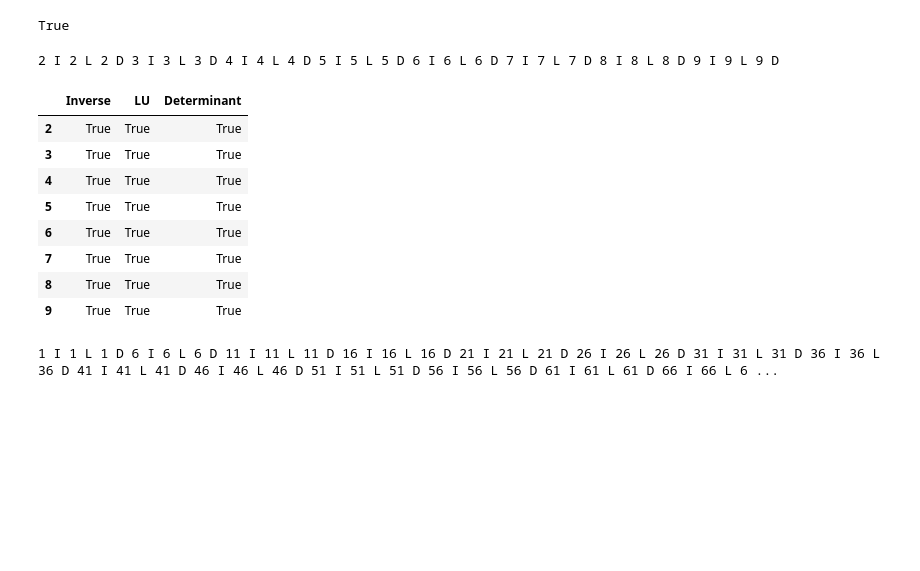
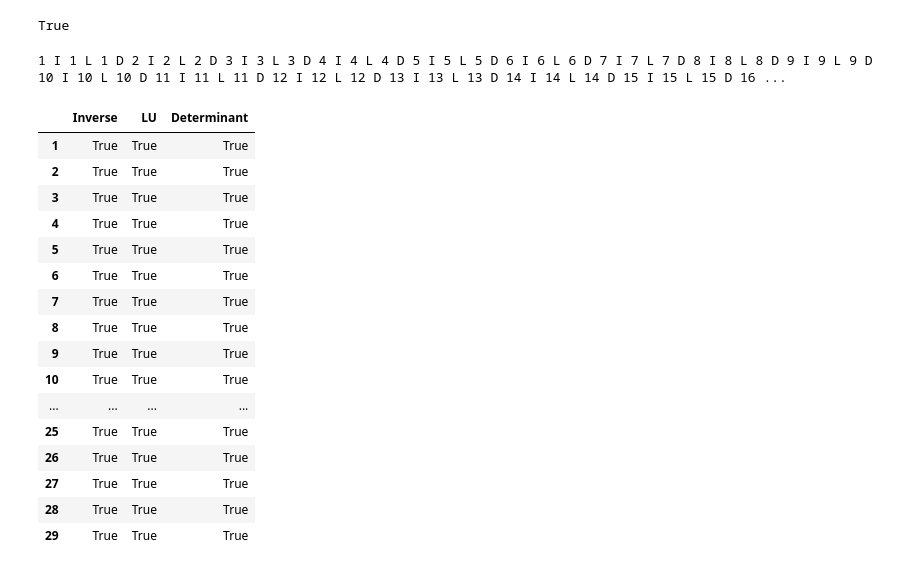
Before and after one commit to Szyntos/Algorymty_Macierzowe, a Jupyter notebook: lab2/main.ipynb, the cells around one changed output. Cells and saved outputs as stored; diff of their text form; code cells hidden in the pictures; blank space fills up the shorter version.

```diff
--- a/lab2/main.ipynb
+++ b/lab2/main.ipynb
@@ -65,22 +81,23 @@ def inverse(A):
     if A.shape[0] == 1:
         if A[0][0] != 0:
             return np.array([[Num(1)/A[0][0]]], dtype=Num)
-        return np.array([[A[0][0]]], dtype=Num)
+        else:
+            raise ValueError("Matrix not Invertible")
     A11, A12, A21, A22 = matrix_partition(A)
     A11_i = inverse(A11)
-    S22 = A22 - A21 @ A11_i @ A12
+    A2111_i = A21 @ A11_i
+    S22 = A22 - A2111_i @ A12
     S22_i = inverse(S22)
-    B11 = A11_i @ (np.eye(A11_i.shape[0], dtype=Num) + A12 @ S22_i @ A21 @ A11_i)
+    B11 = A11_i @ (np.eye(A11_i.shape[0], dtype=Num) + A12 @ S22_i @ A2111_i)
     B12 = -A11_i @ A12 @ S22_i
-    B21 = -S22_i @ A21 @ A11_i
+    B21 = -S22_i @ A2111_i
     B22 = S22_i
     return matrix_repartition(B11, B12, B21, B22)
 
 def check_inverse(A):
     return compare(inverse(A), np.linalg.inv(np.array(A, dtype=float)))
 
-
-A = create_M(7)
+A = create_M(8)
 print(check_inverse(A))
 # %% [output]
 True
@@ -94,7 +111,7 @@ def LU(A):
     L21 = A21 @ U11_i
     L11_i = inverse(L11)
     U12 = L11_i @ A12
-    S = A22 - A21 @ U11_i @ L11_i @ A12
+    S = A22 - L21 @ U12
     Ls, Us = LU(S)
     U22 = Us
     L22 = Ls
@@ -109,12 +126,13 @@ def check_LU(A):
 A = create_M(8)
 L, U = LU(A)
 print(check_LU(A))
+# print(L)
 # %% [output]
 True
 # %%
 def determinant(A):
     L, U = LU(A)
-    return np.prod([L[i][i] for i in range(L.shape[0])]) * np.prod([U[i][i] for i in range(U.shape[0])])
+    return np.prod(np.diag(L))
 
 def check_determinant(A):
     return compare(determinant(A), np.linalg.det(np.array(A, dtype=float)))
@@ -125,7 +143,7 @@ True
 # %%
 def test_functions(bound):
     df = pd.DataFrame()
-    for n in range(2, bound):
+    for n in range(1, bound):
         A = create_M(n)
         methods = {"Inverse":inverse, "LU":LU, "Determinant":determinant}
         checks = [check_inverse, check_LU, check_determinant]
@@ -136,10 +154,11 @@ def test_functions(bound):
             i += 1
     return df
 # %%
-test_functions(10)
+test_functions(30)
 # %% [output]
-2 I 2 L 2 D 3 I 3 L 3 D 4 I 4 L 4 D 5 I 5 L 5 D 6 I 6 L 6 D 7 I 7 L 7 D 8 I 8 L 8 D 9 I 9 L 9 D
+1 I 1 L 1 D 2 I 2 L 2 D 3 I 3 L 3 D 4 I 4 L 4 D 5 I 5 L 5 D 6 I 6 L 6 D 7 I 7 L 7 D 8 I 8 L 8 D 9 I 9 L 9 D 10 I 10 L 10 D 11 I 11 L 11 D 12 I 12 L 12 D 13 I 13 L 13 D 14 I 14 L 14 D 15 I 15 L 15 D 16 ...
 |  | Inverse | LU | Determinant |
+| 1 | True | True | True |
 | 2 | True | True | True |
 | 3 | True | True | True |
 | 4 | True | True | True |
@@ -148,6 +167,13 @@ test_functions(10)
 | 7 | True | True | True |
 | 8 | True | True | True |
 | 9 | True | True | True |
+| 10 | True | True | True |
+| ... | ... | ... | ... |
+| 25 | True | True | True |
+| 26 | True | True | True |
+| 27 | True | True | True |
+| 28 | True | True | True |
+| 29 | True | True | True |
 # %%
 def stat_functions(bound, step=1):
     df_times = pd.DataFrame()
@@ -167,7 +193,3 @@ def stat_functions(bound, step=1):
             df_mul.at[n, method_name] = Num().counts["mul"]
             df_div.at[n, method_name] = Num().counts["div"]
     return df_times, df_add, df_mul, df_div
-# %%
-dfs = stat_functions(100, 5)
-# %% [output]
-1 I 1 L 1 D 6 I 6 L 6 D 11 I 11 L 11 D 16 I 16 L 16 D 21 I 21 L 21 D 26 I 26 L 26 D 31 I 31 L 31 D 36 I 36 L 36 D 41 I 41 L 41 D 46 I 46 L 46 D 51 I 51 L 51 D 56 I 56 L 56 D 61 I 61 L 61 D 66 I 66 L 6 ...
```
Also changed, not shown: parts of 18 cells of this notebook, 43 other files.
